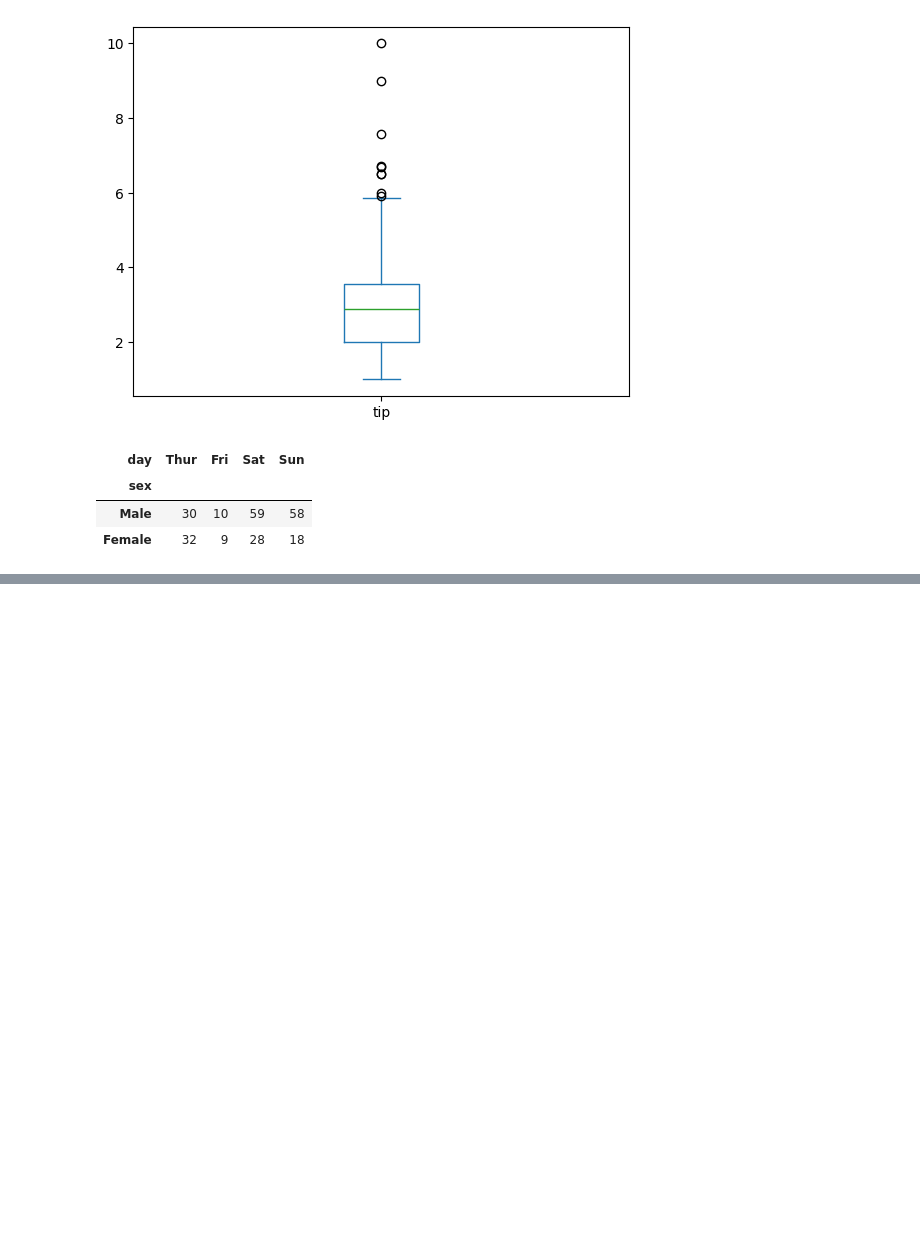
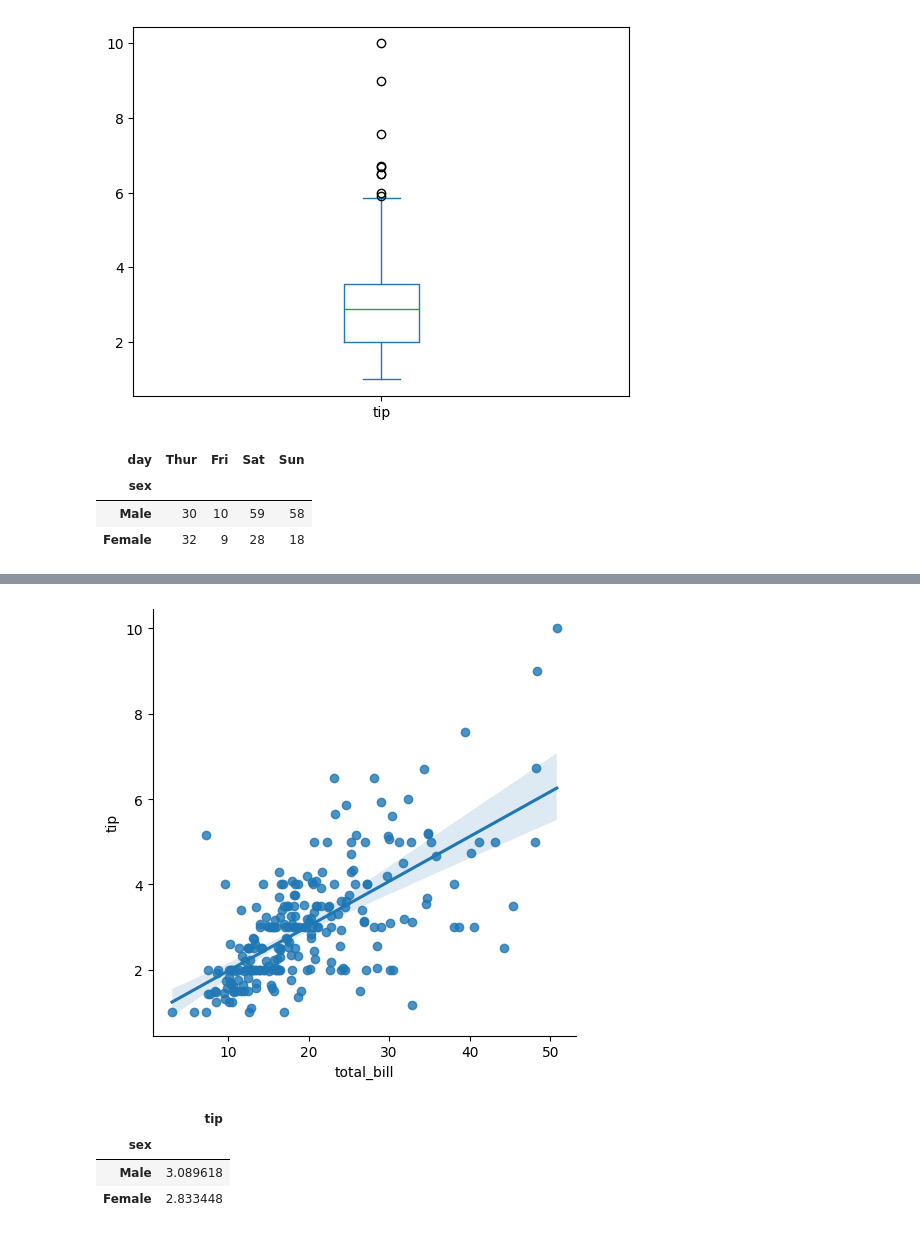
Before and after one commit to rogerloop/03_Especialitzacio, a Jupyter notebook: Sprint_11_ Visualització_Dades_Python_PowerBI/Practicas/2026-05-27_Graficos_Joan.ipynb, the cells around one changed output, grey strips where cells are left out. Drawn from its saved outputs; the diff is of its cells as text; code cells hidden in the pictures; blank space fills up the shorter version.

```diff
--- a/Sprint_11_ Visualització_Dades_Python_PowerBI/Practicas/2026-05-27_Graficos_Joan.ipynb
+++ b/Sprint_11_ Visualització_Dades_Python_PowerBI/Practicas/2026-05-27_Graficos_Joan.ipynb
@@ -105,2 +107,13 @@ pd.crosstab(df['sex'], df['day']).transpose().plot.bar()
+# %%
+sns.lmplot(data=df, x="total_bill", y="tip");
+# %% [output]
+[figure, added]
 # %%
-# 1 Cat / 1 Num
+ # 1 Cat / 1 Num
+
+df.groupby("sex")[['tip']].mean()
+# %% [output]
+|  | tip |
+| sex |  |
+| Male | 3.089618 |
+| Female | 2.833448 |
```
Also changed, not shown: parts of 6 cells of this notebook.
